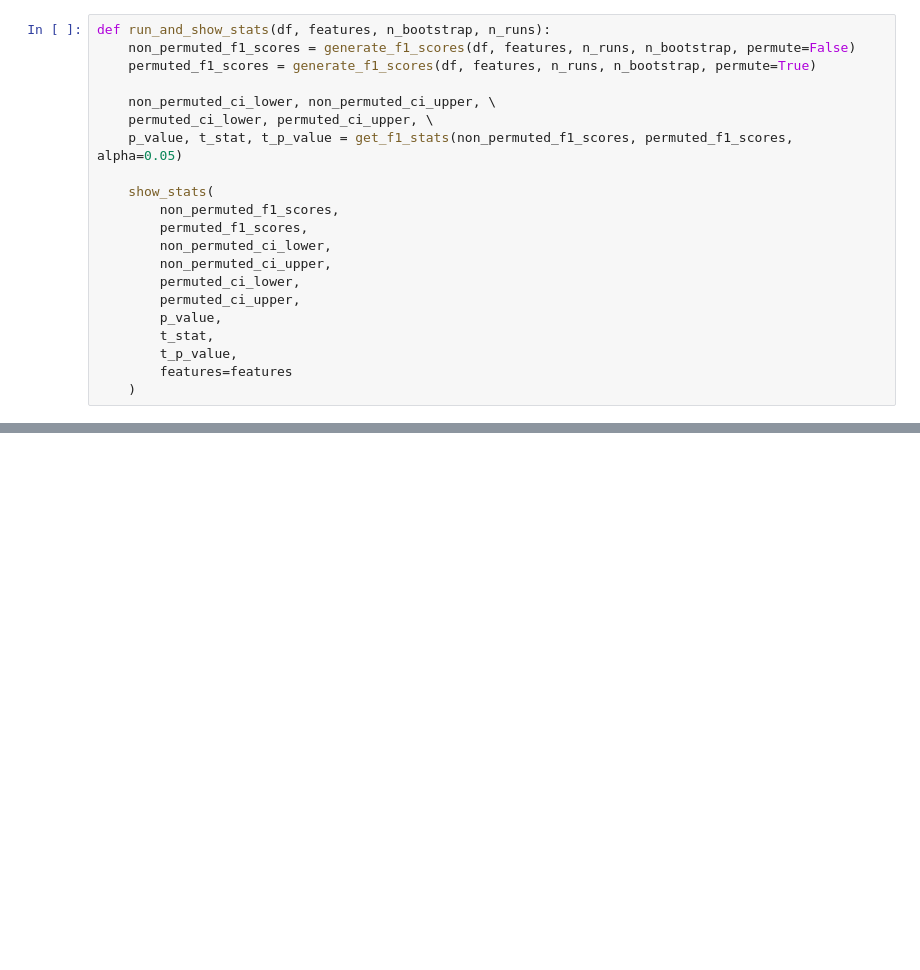
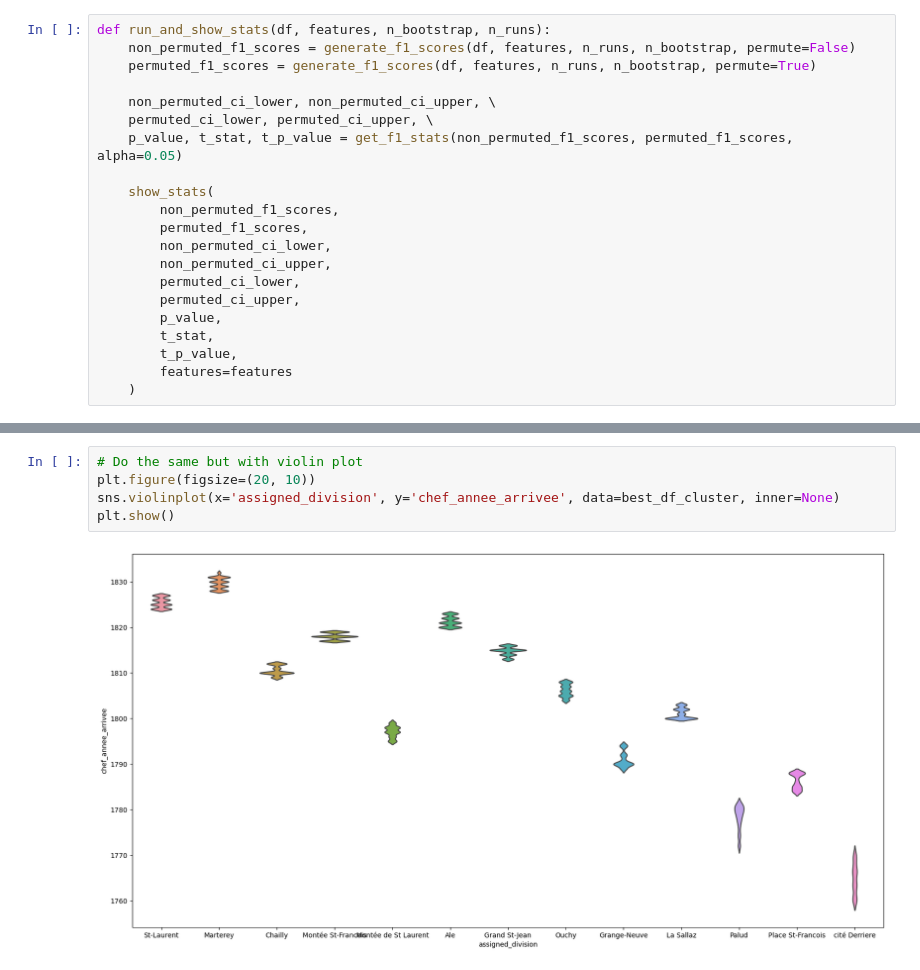
Before and after one commit to ozan-guven/HUM-450-Project, a Jupyter notebook: notebooks/clustering.ipynb, the cells around one changed output, grey strips where cells are left out. Saved outputs shown, nothing was run; the diff lists cells and outputs as text; blank space fills up the shorter version.

```diff
--- a/notebooks/clustering.ipynb
+++ b/notebooks/clustering.ipynb
@@ -241,0 +316,7 @@ run_and_show_stats(df, features=FEATURES, n_bootstrap=N_BOOTSTRAP, n_runs=N_RUNS
+# %%
+# Do the same but with violin plot
+plt.figure(figsize=(20, 10))
+sns.violinplot(x='assigned_division', y='chef_annee_arrivee', data=best_df_cluster, inner=None)
+plt.show()
+# %% [output]
+[figure, added]
```
Also changed, not shown: parts of 17 cells of this notebook, 40 other files.
